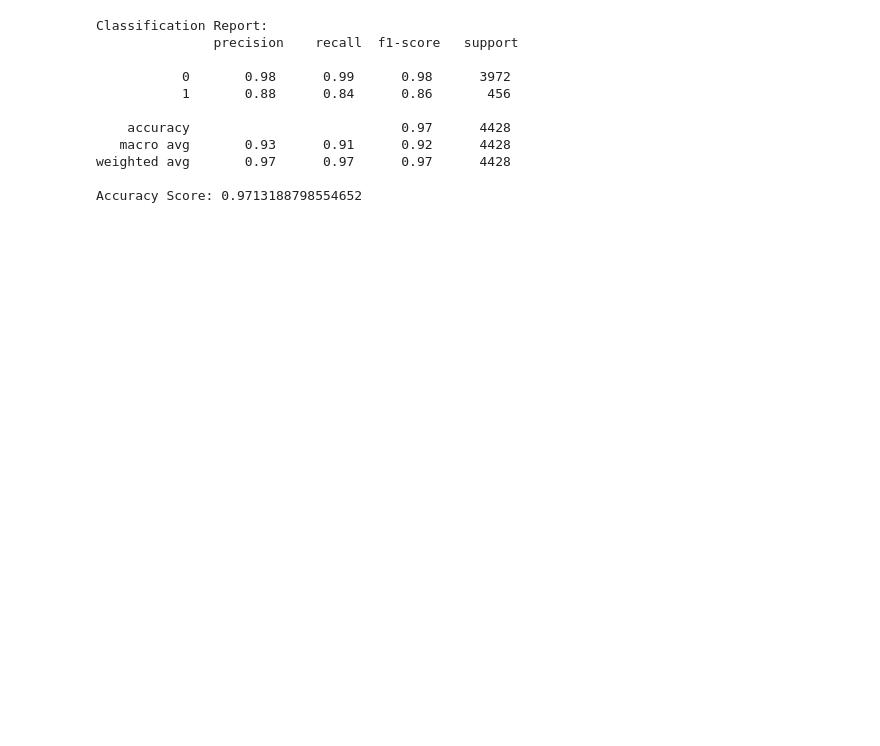
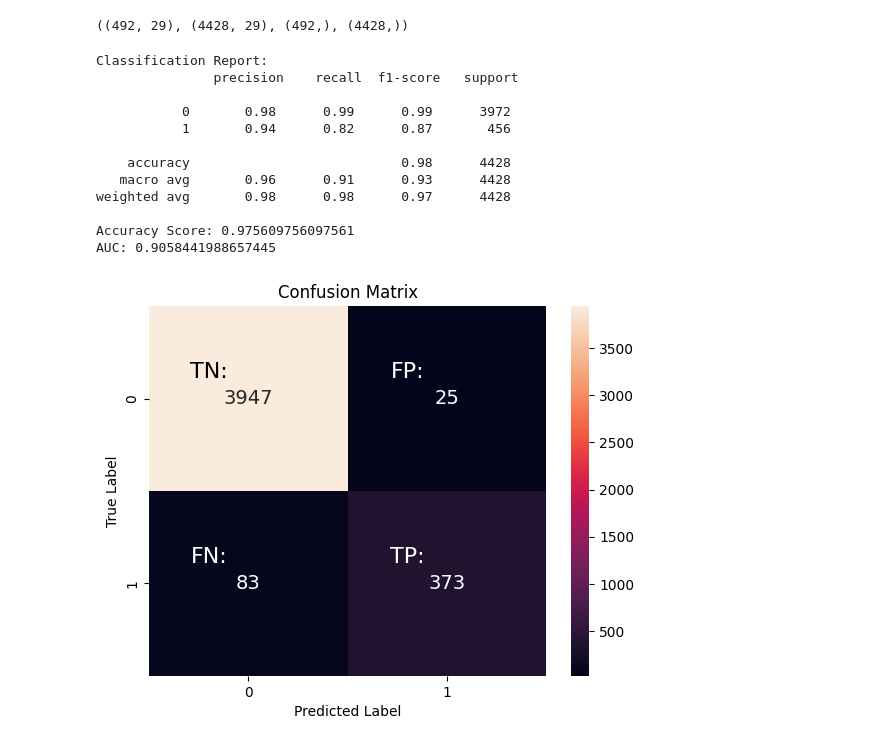
Before and after one commit to fazilraja/credit-card-fraud-detection, a Jupyter notebook: classification_model.ipynb, the cells around one changed output. Drawn from its saved outputs; the diff is of its cells as text; code cells hidden in the pictures; blank space fills up the shorter version.

Commit message:
Finished Code
Still need to test StreamLit

```diff
--- a/classification_model.ipynb
+++ b/classification_model.ipynb
@@ -166,6 +168,43 @@ class DecisionTree:
         if x[node.feature] < node.threshold:
             return self._traverse_tree(x, node.left)
         return self._traverse_tree(x, node.right)
+# %%
+def print_metrics(y_test, y_pred):
+    """
+    Evaluates and displays the performance metrics of a classifier.
+
+    Parameters:
+    y_test (NumPy Array): True labels for the test dataset.
+    y_pred (NumPy Array): Predicted labels by the classifier for the test dataset.
+
+    The function computes and displays the following:
+    - Classification report including precision, recall, f1-score for each class.
+    - Overall accuracy of the model.
+    - AUC score representing the classifier's ability to distinguish between classes.
+    - Confusion Matrix visualized as a heatmap.
+    """
+    # Evaluation Metrics
+    print("Classification Report:\n", classification_report(y_test, y_pred))
+    print("Accuracy Score:", accuracy_score(y_test, y_pred))
+    print("AUC:", roc_auc_score(y_test, y_pred))
+
+    # Confusion Matrix
+    cm = confusion_matrix(y_test, y_pred)
+    sns.heatmap(cm, annot=True, fmt='d', annot_kws={'size': 14})
+    plt.xlabel('Predicted Label')
+    plt.ylabel('True Label')
+    plt.title('Confusion Matrix')
+    # Labels for the quadrants
+    labels = [['TN:', 'FP:'], ['FN:', 'TP:']]
+
+    # Add text annotations for the quadrant labels
+    for i in range(2):
+        for j in range(2):
+            plt.text(j+.3 , i+.3 , labels[i][j],
+                    horizontalalignment='center',
+                    verticalalignment='top',
+                    fontsize=16, color='black' if cm[i, j] > cm.max() / 2 else 'white')
+    plt.show()
 # %%
 # Load the data
 data = pd.read_csv('..\creditcard\creditcard.csv')
@@ -186,31 +225,37 @@ y = subsample['Class'].values
 
 # Split into training and testing set
 X_train, X_test, y_train, y_test = train_test_split(X, y, test_size=.9, random_state=42)
+# %%
+X_train.shape, X_test.shape, y_train.shape, y_test.shape
+# %% [output]
+((492, 29), (4428, 29), (492,), (4428,))
 # %%
+# Convert the dataframes to numpy arrays
 X_train = X_train.values
 X_test = X_test.values
 
 # Initialize the Decision Tree Classifier
-clf = DecisionTree()
+clf = DecisionTree(min_samples_split=10, max_depth=5)
 
 # Train the Classifier
 clf.fit(X_train, y_train)
 
 # Make Predictions
 y_pred = clf.predict(X_test)
 
-# Evaluate the Classifier
-print("Classification Report:\n", classification_report(y_test, y_pred))
-print("Accuracy Score:", accuracy_score(y_test, y_pred))
+# Print Metrics
+print_metrics(y_test, y_pred)
 # %% [output]
 Classification Report:
                precision    recall  f1-score   support
 
-           0       0.98      0.99      0.98      3972
-           1       0.88      0.84      0.86       456
+           0       0.98      0.99      0.99      3972
+           1       0.94      0.82      0.87       456
 
-    accuracy                           0.97      4428
-   macro avg       0.93      0.91      0.92      4428
-weighted avg       0.97      0.97      0.97      4428
+    accuracy                           0.98      4428
+   macro avg       0.96      0.91      0.93      4428
+weighted avg       0.98      0.98      0.97      4428
 
-Accuracy Score: 0.9713188798554652
+Accuracy Score: 0.975609756097561
+AUC: 0.9058441988657445
+[figure, added]
```
Also changed, not shown: parts of 2 cells of this notebook, 1 other file.
